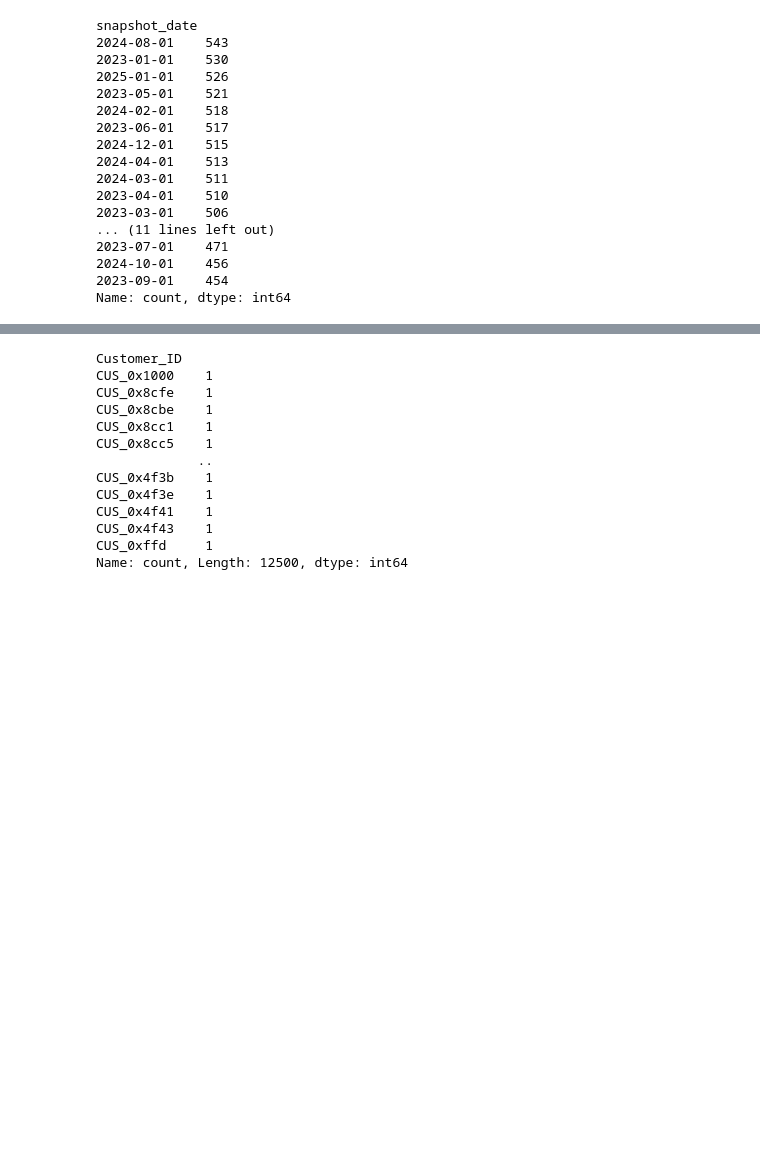
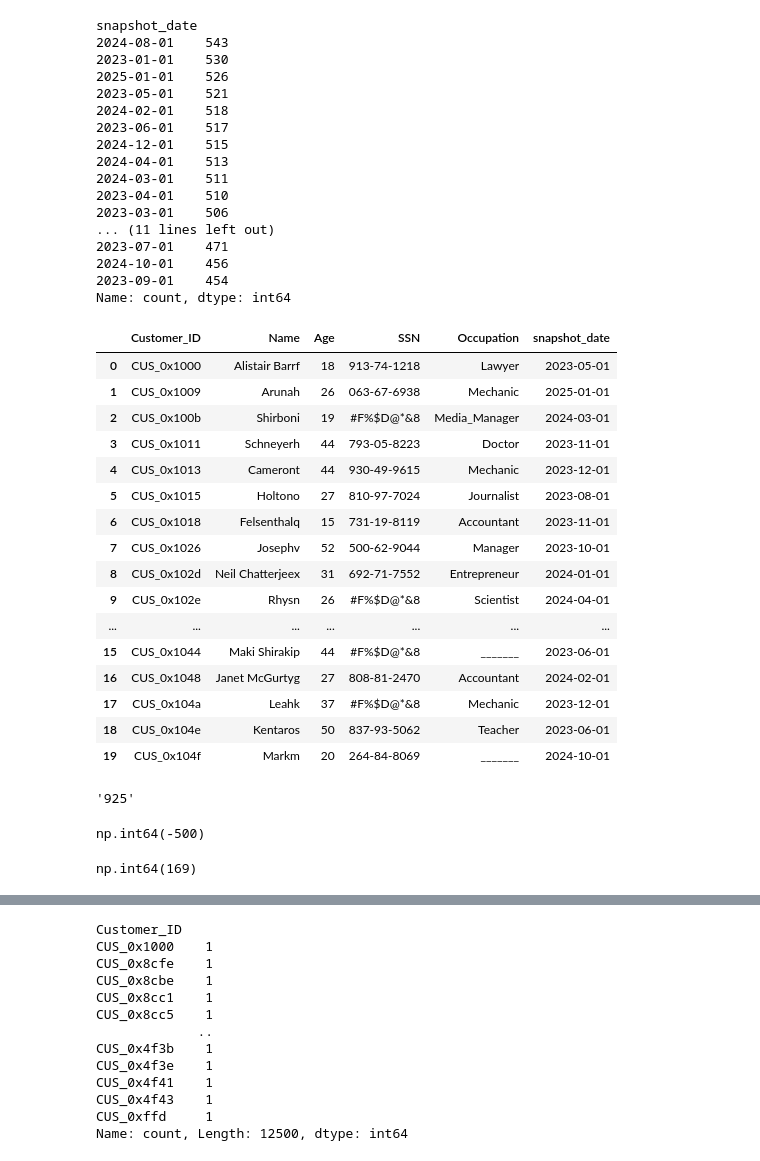
Before and after one commit to Anastasiafrancesf/MITB_MLE, a Jupyter notebook: Assignment_1/EDA.ipynb, the cells around one changed output, grey strips where cells are left out. Drawn from its saved outputs; the diff is of its cells as text; code cells hidden in the pictures; blank space fills up the shorter version.

```diff
--- a/Assignment_1/EDA.ipynb
+++ b/Assignment_1/EDA.ipynb
@@ -87,3 +87,27 @@ snapshot_date
 2024-10-01    456
 2023-09-01    454
 Name: count, dtype: int64
+# %%
+attr.head(20)
+# %% [output]
+|  | Customer_ID | Name | Age | SSN | Occupation | snapshot_date |
+| 0 | CUS_0x1000 | Alistair Barrf | 18 | 913-74-1218 | Lawyer | 2023-05-01 |
+| 1 | CUS_0x1009 | Arunah | 26 | 063-67-6938 | Mechanic | 2025-01-01 |
+| 2 | CUS_0x100b | Shirboni | 19 | #F%$D@*&8 | Media_Manager | 2024-03-01 |
+| 3 | CUS_0x1011 | Schneyerh | 44 | 793-05-8223 | Doctor | 2023-11-01 |
+| 4 | CUS_0x1013 | Cameront | 44 | 930-49-9615 | Mechanic | 2023-12-01 |
+| 5 | CUS_0x1015 | Holtono | 27 | 810-97-7024 | Journalist | 2023-08-01 |
+| 6 | CUS_0x1018 | Felsenthalq | 15 | 731-19-8119 | Accountant | 2023-11-01 |
+| 7 | CUS_0x1026 | Josephv | 52 | 500-62-9044 | Manager | 2023-10-01 |
+| 8 | CUS_0x102d | Neil Chatterjeex | 31 | 692-71-7552 | Entrepreneur | 2024-01-01 |
+| 9 | CUS_0x102e | Rhysn | 26 | #F%$D@*&8 | Scientist | 2024-04-01 |
+| ... | ... | ... | ... | ... | ... | ... |
+| 15 | CUS_0x1044 | Maki Shirakip | 44 | #F%$D@*&8 | _______ | 2023-06-01 |
+| 16 | CUS_0x1048 | Janet McGurtyg | 27 | 808-81-2470 | Accountant | 2024-02-01 |
+| 17 | CUS_0x104a | Leahk | 37 | #F%$D@*&8 | Mechanic | 2023-12-01 |
+| 18 | CUS_0x104e | Kentaros | 50 | 837-93-5062 | Teacher | 2023-06-01 |
+| 19 | CUS_0x104f | Markm | 20 | 264-84-8069 | _______ | 2024-10-01 |
+# %%
+attr.Age.max()
+# %% [output]
+'925'
@@ -89,0 +116,8 @@ Name: count, dtype: int64
+# %%
+attr.Age.min()
+# %% [output]
+np.int64(-500)
+# %%
+attr[attr.Age > 100]['Age'].min()
+# %% [output]
+np.int64(169)
```
Also changed, not shown: parts of 2 cells of this notebook, 3 other files.
